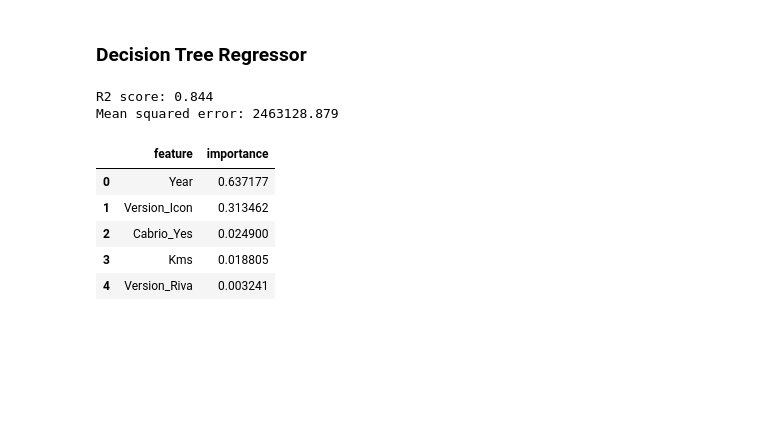
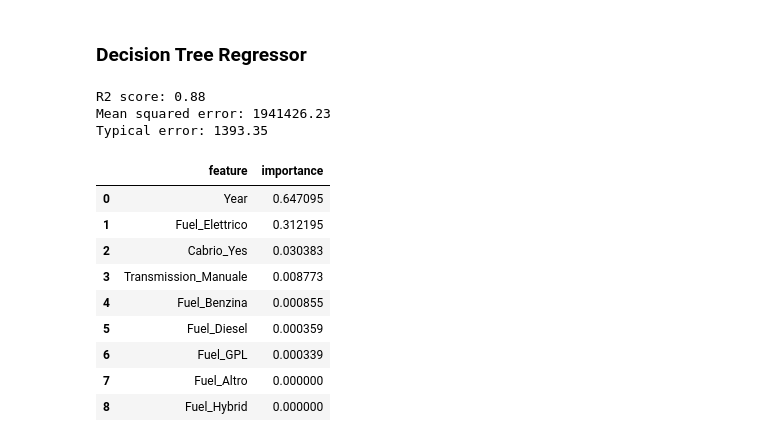
Before and after one commit to Nico-Mori/personal-projects, a Jupyter notebook: source_codes/Fiat 500/Fiat500.ipynb, the cells around one changed output. Cells and saved outputs as stored; diff of their text form; code cells hidden in the pictures; blank space fills up the shorter version.

```diff
--- a/source_codes/Fiat 500/Fiat500.ipynb
+++ b/source_codes/Fiat 500/Fiat500.ipynb
@@ -299,3 +302,9 @@ sns.heatmap(df_pre.corr(method='spearman'), annot = True)
+# %%
+df_pre = (df_pre
+    .loc[:,~df_pre.columns.str.contains('Version_')]
+    .drop(columns=['Kms'])
+    .reset_index(drop=True)
+)
 # %%
 #Dividing variables and target
 X, y = df_pre.drop(['Price'], axis=1), df_pre.Price
@@ -325,13 +336,14 @@ When building the model to predict the price of our famous car we need to take i
 ### Linear Regression
 # %%
 #Instantiate
-lr = LinearRegression()
-lr.fit(X_train_s, y_train)
+model = LinearRegression()
+model.fit(X_train_s, y_train)
 
 #Predicting
-y_pred = lr.predict(X_test_s)
+y_pred = model.predict(X_test_s)
 
 #Evaluating
-print(f'R2 score: {round(r2_score(y_true=y_test, y_pred=y_pred), 3)}')
-print(f'Mean squared error: {round(mean_squared_error(y_true=y_test, y_pred=y_pred), 3)}')
+print(f'R2 score: {round(r2_score(y_true=y_test, y_pred=y_pred), 2)}')
+print(f'Mean squared error: {round(mean_squared_error(y_true=y_test, y_pred=y_pred), 2)}')
+print(f'Typical error: {round(np.sqrt(mean_squared_error(y_true=y_test, y_pred=y_pred)), 2)}')
 # %% [output]
@@ -340,29 +353,38 @@ Mean squared error:2024653.703
 # %% [markdown]
 ### Decision Tree Regressor
 # %%
-#Entrenamos el modelo de árbol de decisión.
-tr = DecisionTreeRegressor(random_state=0, max_depth=5)
-tr.fit(X_train_s, y_train)
+#Instantiate
+model = DecisionTreeRegressor(random_state=0, max_depth=6)
+model.fit(X_train_s, y_train)
 
 #Predicting
-y_pred = tr.predict(X_test_s)
+y_pred = model.predict(X_test_s)
 
 #Evaluating
-print(f'R2 score: {round(r2_score(y_true=y_test, y_pred=y_pred), 3)}')
-print(f'Mean squared error: {round(mean_squared_error(y_true=y_test, y_pred=y_pred), 3)}')
+print(f'R2 score: {round(r2_score(y_true=y_test, y_pred=y_pred), 2)}')
+print(f'Mean squared error: {round(mean_squared_error(y_true=y_test, y_pred=y_pred), 2)}')
+print(f'Typical error: {round(np.sqrt(mean_squared_error(y_true=y_test, y_pred=y_pred)), 2)}')
 # %% [output]
-R2 score: 0.844
-Mean squared error: 2463128.879
+R2 score: 0.88
+Mean squared error: 1941426.23
+Typical error: 1393.35
 # %%
 #Principales variables
-feature_importance = pd.DataFrame({"feature":X.columns, "importance": tr.feature_importances_})
-feature_importance = feature_importance.sort_values(by='importance', ascending=False).reset_index(drop=True)
+feature_importance = pd.DataFrame({"feature":X.columns, "importance": model.feature_importances_})
+feature_importance = (feature_importance
+    .sort_values(by='importance', ascending=False)
+    .reset_index(drop=True)
+)
 
-feature_importance.head(5)
+feature_importance.head(10)
 # %% [output]
 |  | feature | importance |
-| 0 | Year | 0.637177 |
-| 1 | Version_Icon | 0.313462 |
-| 2 | Cabrio_Yes | 0.024900 |
-| 3 | Kms | 0.018805 |
-| 4 | Version_Riva | 0.003241 |
+| 0 | Year | 0.647095 |
+| 1 | Fuel_Elettrico | 0.312195 |
+| 2 | Cabrio_Yes | 0.030383 |
+| 3 | Transmission_Manuale | 0.008773 |
+| 4 | Fuel_Benzina | 0.000855 |
+| 5 | Fuel_Diesel | 0.000359 |
+| 6 | Fuel_GPL | 0.000339 |
+| 7 | Fuel_Altro | 0.000000 |
+| 8 | Fuel_Hybrid | 0.000000 |
```
Also changed, not shown: parts of 12 cells of this notebook, 6 other files.
